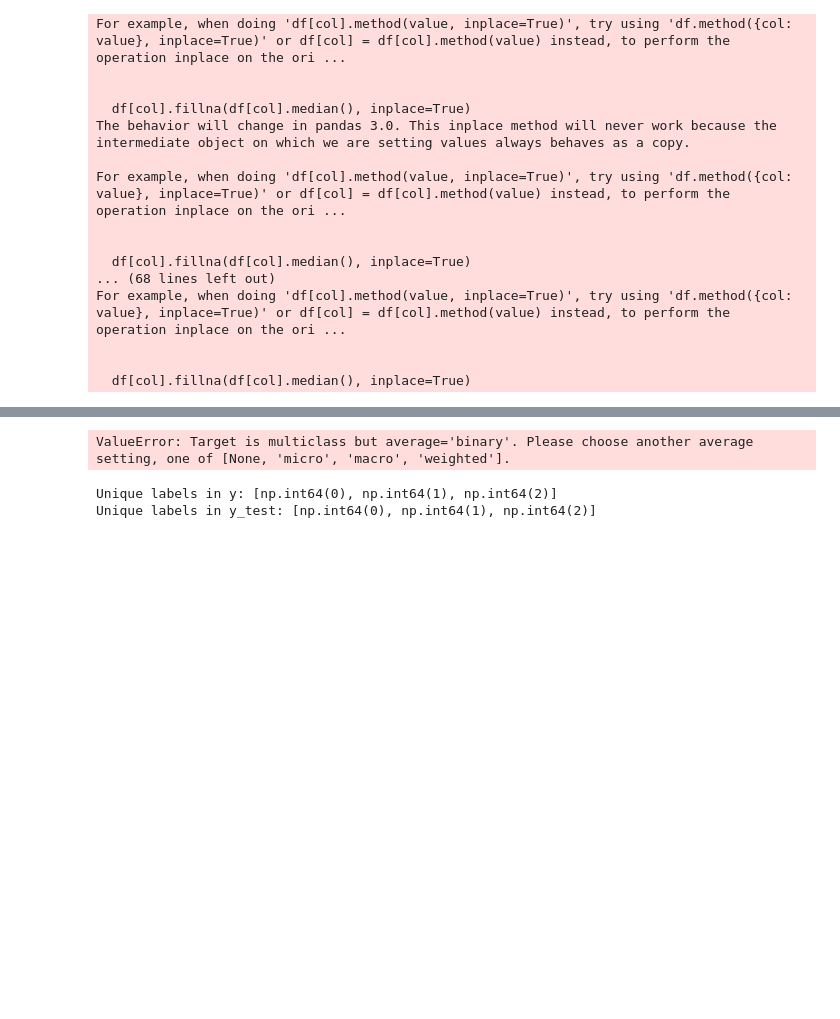
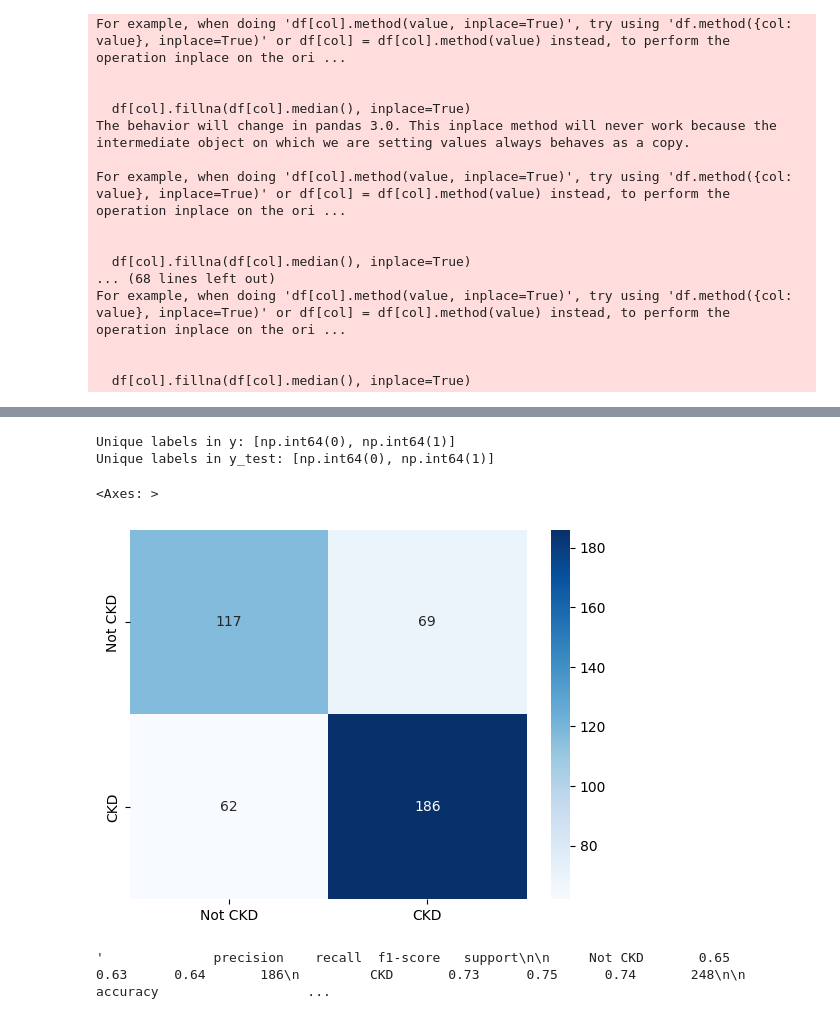
Before and after one commit to NguyenHoang1811/Chronic-Kidney-Disease-Prediction_ANN, a Jupyter notebook: notebooks/Kidney_Disease_Prediction.ipynb, the cells around one changed output, grey strips where cells are left out. Saved outputs shown, nothing was run; the diff lists cells and outputs as text; code cells hidden in the pictures; blank space fills up the shorter version.

Commit message:
second model

```diff
--- a/notebooks/Kidney_Disease_Prediction.ipynb
+++ b/notebooks/Kidney_Disease_Prediction.ipynb
@@ -115,3 +126,12 @@ X_train, X_val, y_train, y_val = train_test_split(
     random_state=42,
     stratify=y_temp
 )
+# %%
+class_weights_array = compute_class_weight(
+    class_weight='balanced',
+    classes=np.unique(y_train),
+    y=y_train
+)
+
+class_weights = {i: class_weights_array[i] for i in range(len(class_weights_array))}
+print("Class weights:", class_weights)
@@ -121,11 +143,23 @@ X_train_scaled = scaler.fit_transform(X_train)
 X_val_scaled   = scaler.transform(X_val)
 X_test_scaled  = scaler.transform(X_test)
 # %%
-def create_ann_model(input_dim):
+def create_ann_model(input_dim):#tang them 1 hiden layer, chuyen sang LeakyReaLU, them BatchNormalization
     model = Sequential([
-        Dense(64, activation='relu', input_shape=(input_dim,), kernel_initializer='he_normal', name='hidden_layer_1'),
-        Dense(32, activation='relu', kernel_initializer='he_normal', name='hidden_layer_2'),
-        Dense(1, activation='sigmoid', name='output_layer')
+        Dense(128, kernel_initializer='he_normal', input_shape=(input_dim,)),
+        BatchNormalization(),
+        LeakyReLU(alpha=0.1),
+        Dropout(0.3),
+
+        Dense(64, kernel_initializer='he_normal'),
+        BatchNormalization(),
+        LeakyReLU(alpha=0.1),
+        Dropout(0.2),
+
+        Dense(32, kernel_initializer='he_normal'),
+        BatchNormalization(),
+        LeakyReLU(alpha=0.1),
+
+        Dense(1, activation='sigmoid')
     ])
     return model
 
@@ -151,6 +193,6 @@ Model: "sequential"
 # %%
 model.compile(
-    optimizer=Adam(learning_rate=0.001),
+    optimizer=Adam(learning_rate=0.0005), #0.001->0.0005
     loss='binary_crossentropy',
     metrics=['accuracy', tf.keras.metrics.Precision(name='precision'),
              tf.keras.metrics.Recall(name='recall')]
@@ -172,8 +214,9 @@ callbacks = [early_stopping, model_checkpoint]
 history = model.fit(
     X_train_scaled, y_train,
     validation_data=(X_val_scaled, y_val),
-    epochs=50,
+    epochs=100,# 50->100
     batch_size=32,
-    callbacks=callbacks
+    callbacks=callbacks,
+    class_weight=class_weights
 )
 # %% [output]
@@ -213,11 +256,18 @@ test_loss, test_accuracy, test_precision, test_recall = model.evaluate(
     verbose=0
 )
 test_f1 = f1_score(y_test, y_pred)
+print("Unique labels in y:", sorted(y.unique()))
+print("Unique labels in y_test:", sorted(y_test.unique()))
 # %% [output]
-ValueError: Target is multiclass but average='binary'. Please choose another average setting, one of [None, 'micro', 'macro', 'weighted'].
+Unique labels in y: [np.int64(0), np.int64(1)]
+Unique labels in y_test: [np.int64(0), np.int64(1)]
 # %%
-print("Unique labels in y:", sorted(y.unique()))
-print("Unique labels in y_test:", sorted(y_test.unique()))
+cm = confusion_matrix(y_test, y_pred)
+sns.heatmap(cm, annot=True, fmt='d', cmap='Blues', xticklabels=['Not CKD', 'CKD'], yticklabels=['Not CKD', 'CKD'])
 # %% [output]
-Unique labels in y: [np.int64(0), np.int64(1), np.int64(2)]
-Unique labels in y_test: [np.int64(0), np.int64(1), np.int64(2)]
+<Axes: >
+[figure, added]
+# %%
+classification_report(y_test, y_pred, target_names=['Not CKD', 'CKD'])
+# %% [output]
+'              precision    recall  f1-score   support\n\n     Not CKD       0.65      0.63      0.64       186\n         CKD       0.73      0.75      0.74       248\n\n    accuracy                   ...
```
Also changed, not shown: parts of 11 cells of this notebook, 5 other files.
